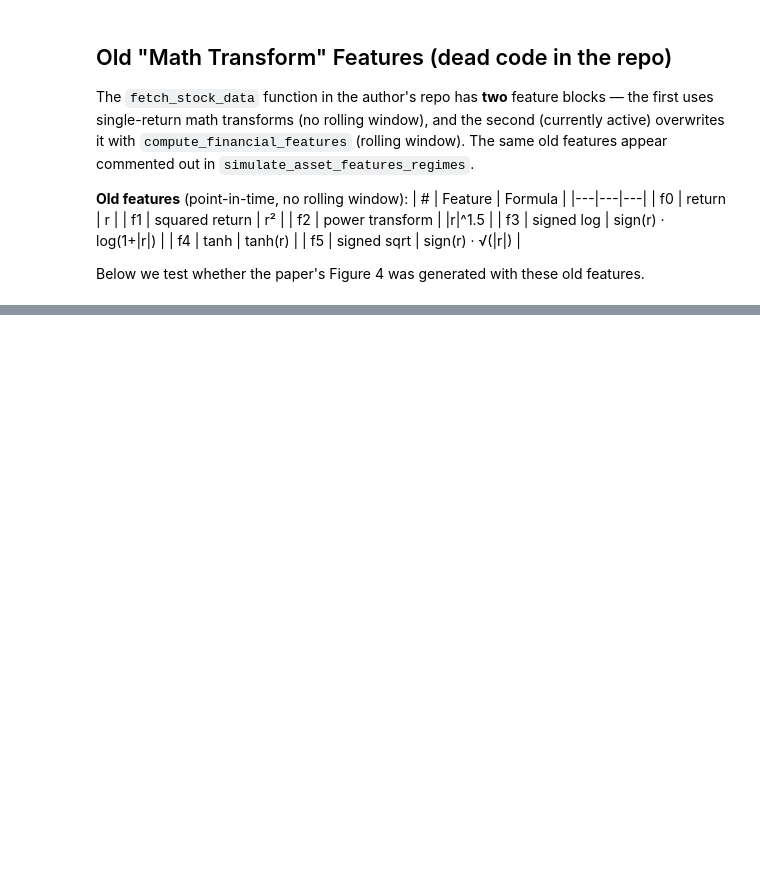
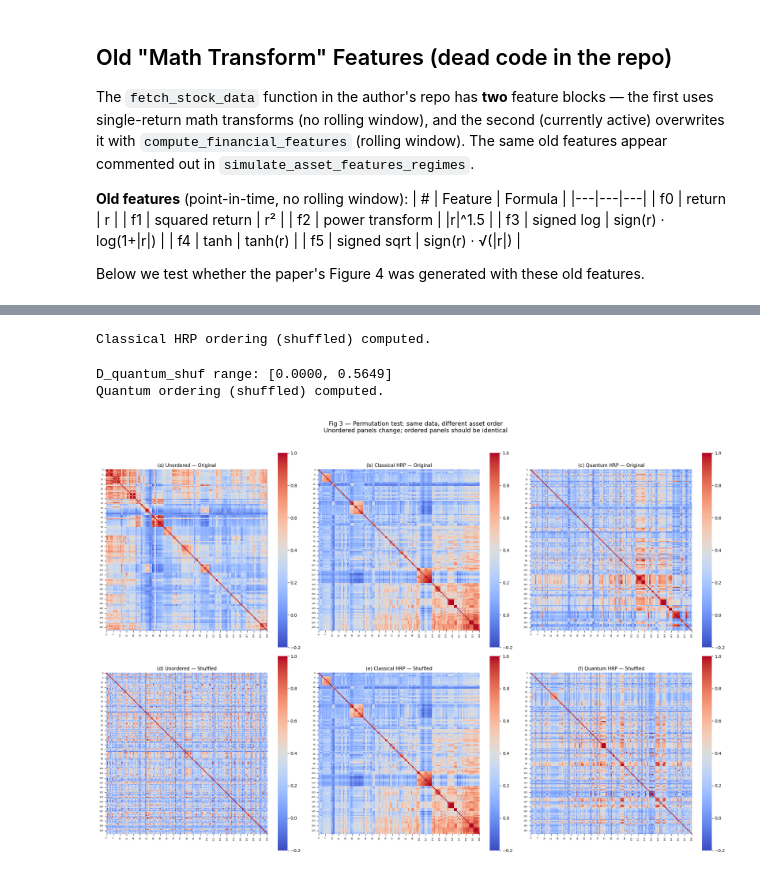
Before and after one commit to ikergs03/tfg-pricing-european-call-qae, a Jupyter notebook: src/qhrp_figure3_4/fig3_4.ipynb, the cells around one changed output, grey strips where cells are left out. Saved outputs shown, nothing was run; the diff lists cells and outputs as text; code cells hidden in the pictures; blank space fills up the shorter version.

```diff
--- a/src/qhrp_figure3_4/fig3_4.ipynb
+++ b/src/qhrp_figure3_4/fig3_4.ipynb
@@ -401,0 +433,67 @@ Using vmax = 0.55
+# %%
+# ── Classical HRP ordering on shuffled data ───────────────────────────────
+dist_classical_shuf = np.sqrt((1 - corr_shuf) / 2.0)
+dist_classical_shuf = 0.5 * (dist_classical_shuf + dist_classical_shuf.T)
+np.fill_diagonal(dist_classical_shuf, 0.0)
+dist_classical_shuf = np.nan_to_num(dist_classical_shuf)
+
+link_classical_shuf = linkage(squareform(dist_classical_shuf), method="single")
+order_classical_shuf = quasi_diagonal(link_classical_shuf)
+order_classical_shuf = [int(x) for x in order_classical_shuf]
+
+corr_classical_shuf = corr_shuf[np.ix_(order_classical_shuf, order_classical_shuf)]
+print("Classical HRP ordering (shuffled) computed.")
+# %% [output]
+Classical HRP ordering (shuffled) computed.
+# %%
+# ── Quantum ordering on shuffled data (OLD features P=6, scale=1.0) ──────
+rho_list_shuf = []
+for i in range(N):
+    rho_i = average_density_matrix(features_old_shuf[i][window], alpha)
+    rho_list_shuf.append(rho_i)
+
+D_quantum_shuf = compute_distance_matrix_paper(rho_list_shuf) / 1.5  # scale=1.0
+order_quantum_shuf = quantum_ordering_ward(D_quantum_shuf)
+D_quantum_shuf_ordered = D_quantum_shuf[np.ix_(order_quantum_shuf, order_quantum_shuf)]
+corr_quantum_shuf = corr_shuf[np.ix_(order_quantum_shuf, order_quantum_shuf)]
+
+print(f"D_quantum_shuf range: [{D_quantum_shuf.min():.4f}, {D_quantum_shuf.max():.4f}]")
+print("Quantum ordering (shuffled) computed.")
+# %% [output]
+D_quantum_shuf range: [0.0000, 0.5649]
+Quantum ordering (shuffled) computed.
+# %%
+# ── Fig 3 comparison: original order vs shuffled order ────────────────────
+fig, axes = plt.subplots(2, 3, figsize=(21, 14))
+
+titles_top = [
+    "(a) Unordered — Original",
+    "(b) Classical HRP — Original",
+    "(c) Quantum HRP — Original",
+]
+titles_bot = [
+    "(d) Unordered — Shuffled",
+    "(e) Classical HRP — Shuffled",
+    "(f) Quantum HRP — Shuffled",
+]
+mats_top = [corr, corr_classical, corr_quantum]
+mats_bot = [corr_shuf, corr_classical_shuf, corr_quantum_shuf]
+
+for col in range(3):
+    for row, (mats, titles) in enumerate([(mats_top, titles_top), (mats_bot, titles_bot)]):
+        sns.heatmap(
+            mats[col], cmap="coolwarm", vmin=-0.2, vmax=1.0,
+            square=True, cbar=True, ax=axes[row, col],
+        )
+        axes[row, col].set_title(titles[col], fontsize=11)
+        axes[row, col].tick_params(labelsize=5)
+
+plt.suptitle(
+    "Fig 3 — Permutation test: same data, different asset order\n"
+    "Unordered panels change; ordered panels should be identical",
+    fontsize=14, y=1.02,
+)
+plt.tight_layout()
+plt.show()
+# %% [output]
+[figure, added]
```
Also changed, not shown: parts of 7 cells of this notebook, 4 other files.
